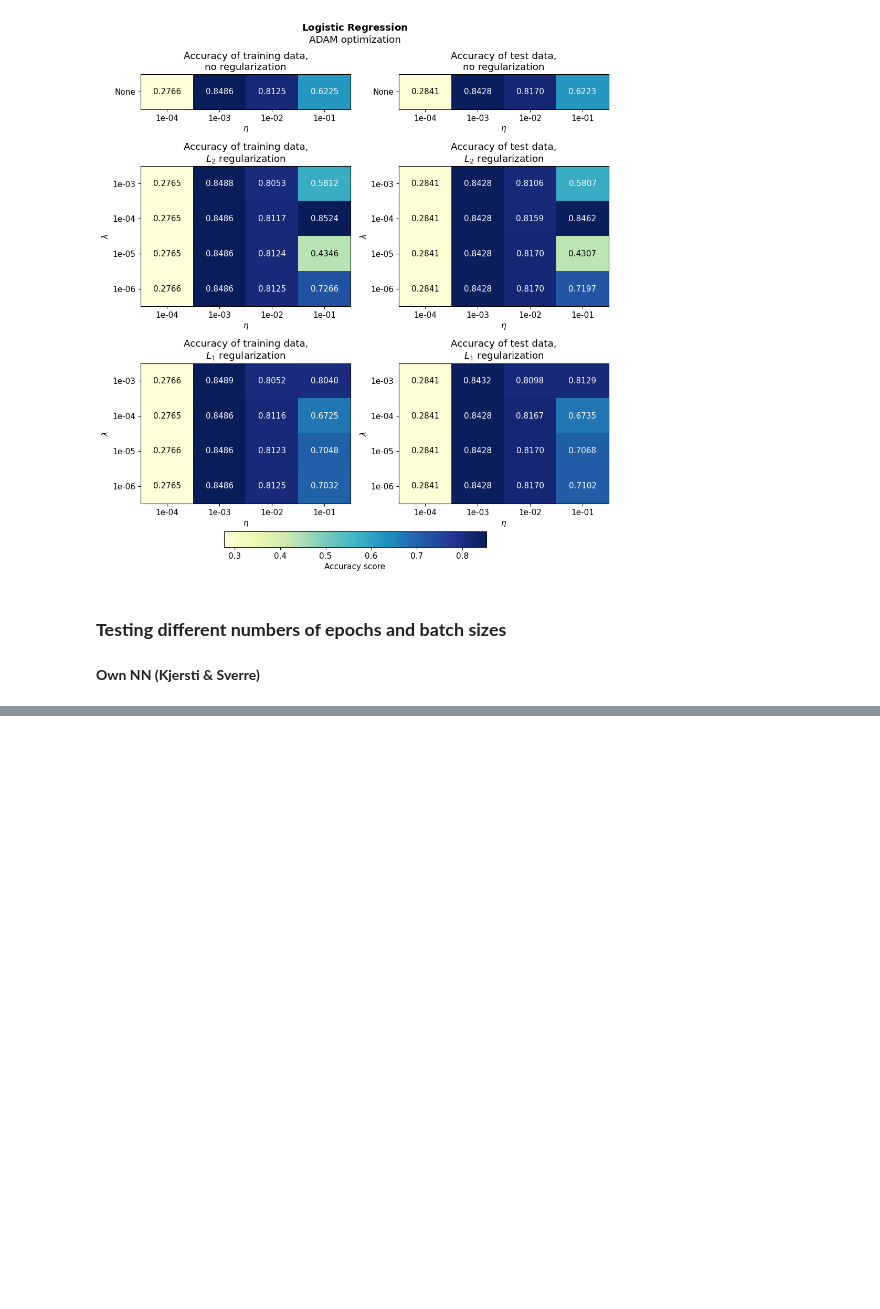
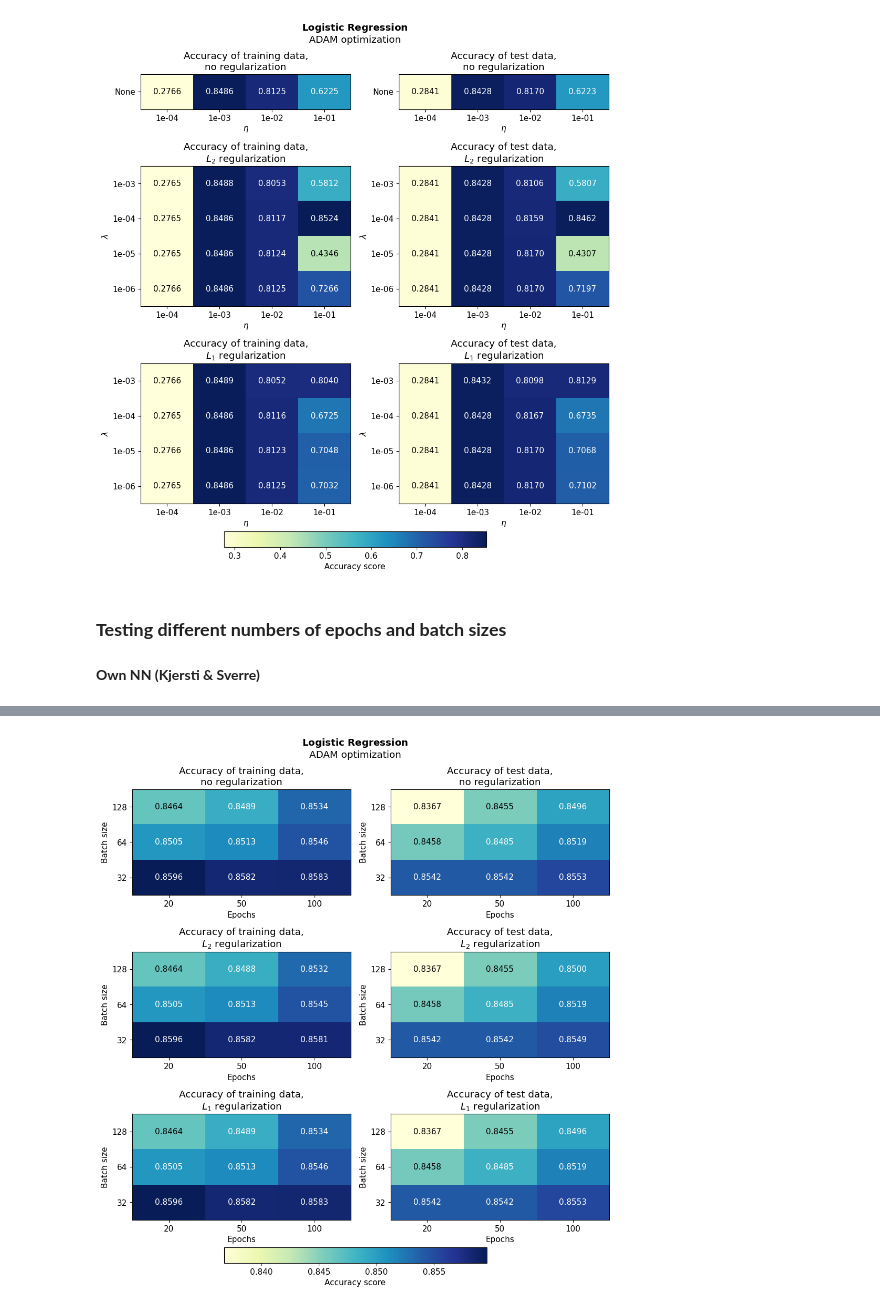
Before and after one commit to kjes4pres/Project_3_FYSSTK, a Jupyter notebook: Code/main/LogisticRegression.ipynb, the cells around one changed output, grey strips where cells are left out. Saved outputs shown, nothing was run; the diff lists cells and outputs as text; code cells hidden in the pictures; blank space fills up the shorter version.

```diff
--- a/Code/main/LogisticRegression.ipynb
+++ b/Code/main/LogisticRegression.ipynb
@@ -753,18 +564,12 @@ test_loader = DataLoader(test_dataset, batch_size=128, shuffle=False)
 # vary learning rate (no regularization)
 
 # create loaders
-train_loader = DataLoader(train_dataset, batch_size=128, shuffle=True)
-test_loader  = DataLoader(test_dataset,  batch_size=128, shuffle=False)
-
-netas = 4 #number of different learning rates
-etas = np.logspace(-4, -1, netas)
+train_loader = DataLoader(train_dataset, batch_size=M, shuffle=True)
+test_loader  = DataLoader(test_dataset,  batch_size=M, shuffle=False)
 
 # matrices for storing accuracy results
 acc_train_matrix_no_reg = np.zeros([netas])
 acc_test_matrix_no_reg = np.zeros([netas])
-
-# Set parameters
-epochs = 20
 
 # Define network dimensions
 sample, label = next(iter(train_loader))
@@ -1105,0 +960,66 @@ plt.show()
+# %%
+# plot results
+
+plt.rcParams.update({"font.size": 11})
+
+fig, axes = plt.subplots(3, 2, figsize=(10, 10))#, height_ratios=[0.25, 1, 1])
+axes = axes.flatten()
+
+# Combine all accuracy values into one array
+all_acc_values = np.concatenate([
+    acc_train_matrix_no_reg.flatten(),
+    acc_test_matrix_no_reg.flatten(),
+    acc_train_matrix_L2.flatten(),
+    acc_test_matrix_L2.flatten(),
+    acc_train_matrix_L1.flatten(),
+    acc_test_matrix_L1.flatten()
+])
+
+
+# Set colorbar limits
+vmin = np.min(all_acc_values) # min value
+vmax = np.max(all_acc_values) # max value
+mid = (vmin + vmax)/2
+
+# Titles for each subplot
+titles = ["Accuracy of training data,\nno regularization", "Accuracy of test data,\nno regularization",
+          "Accuracy of training data,\n"+r"$L_2$ regularization", "Accuracy of test data,\n"+r"$L_2$ regularization",
+          "Accuracy of training data,\n"+r"$L_1$ regularization", "Accuracy of test data,\n"+r"$L_1$ regularization"]
+
+# Corresponding matrices  (transpose regularized matrices as they are shape (netas, nlambdas))
+matrices = [acc_train_matrix_no_reg.T, acc_test_matrix_no_reg.T, acc_train_matrix_L2.T, acc_test_matrix_L2.T, acc_train_matrix_L1.T, acc_test_matrix_L1.T]
+
+# Plot all heatmaps
+for i, ax in enumerate(axes):
+    #im = ax.imshow(matrices[i], aspect='auto', origin='lower', cmap='summer_r', vmin=vmin, vmax=vmax)
+    im = ax.imshow(matrices[i], aspect='auto', origin='lower', cmap='YlGnBu', vmin=vmin, vmax=vmax)
+    ax.set_title(titles[i])
+
+    # Set x-ticks
+    ax.set_xticks(range(len(epochs)))
+    ax.set_xticklabels([f"{y}" for y in epochs])
+    ax.set_xlabel("Epochs")
+
+    # Set y-ticks
+    ax.set_yticks(range(len(batch_sizes)))
+    ax.set_yticklabels([f"{x}" for x in batch_sizes])
+    ax.set_ylabel("Batch size")
+
+    # Add text annotations
+    for r in range(matrices[i].shape[0]):
+        for c in range(matrices[i].shape[1]):
+            value = matrices[i][r, c]
+            color = "white" if value > mid else "black"
+            ax.text(c, r, f"{matrices[i][r, c]:.4f}", ha="center", va="center", color=color, fontsize=11)
+
+
+# Shared colorbar
+cbar = fig.colorbar(im, ax=ax, orientation="horizontal", cax=fig.add_axes([0.25, -0.02, 0.5, 0.03]))
+cbar.set_label("Accuracy score")
+
+plt.suptitle(r"$\bf{Logistic\ Regression}$"+"\nADAM optimization")
+fig.tight_layout()
+#plt.savefig("Logistic_reg.png", bbox_inches="tight")
+plt.show()
+# %% [output]
+[figure, added]
```
Also changed, not shown: parts of 21 cells of this notebook.
